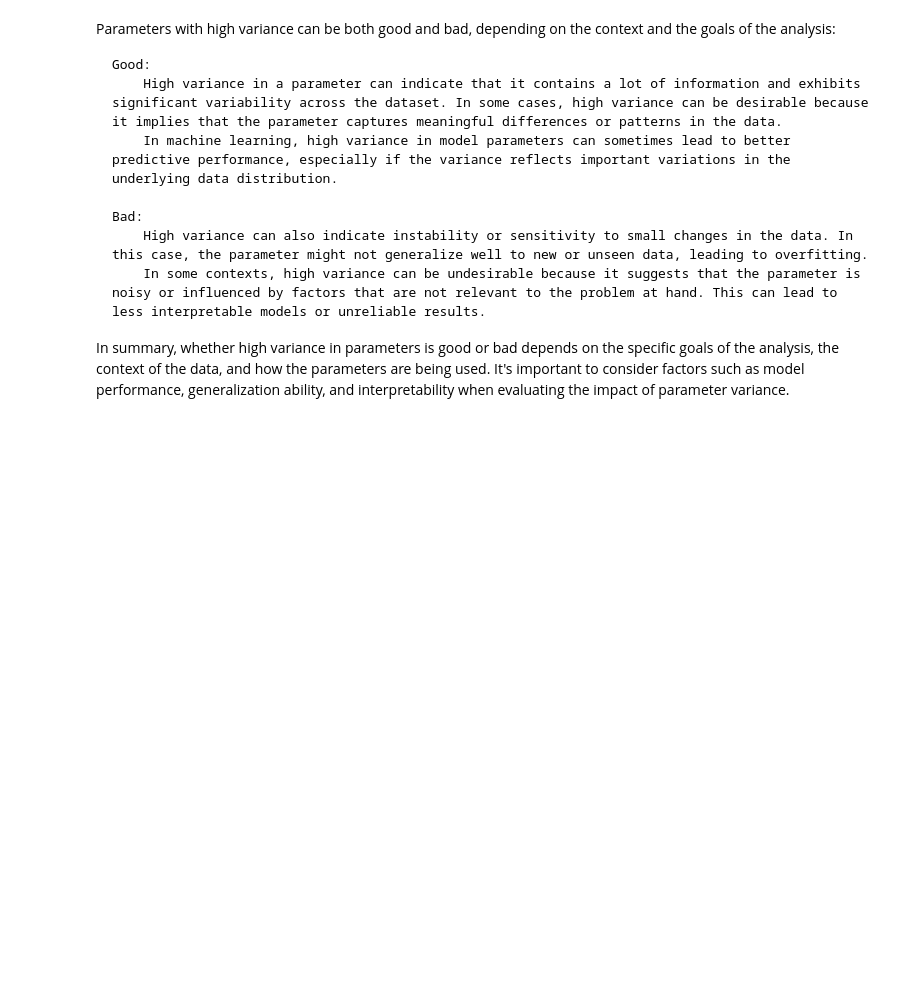
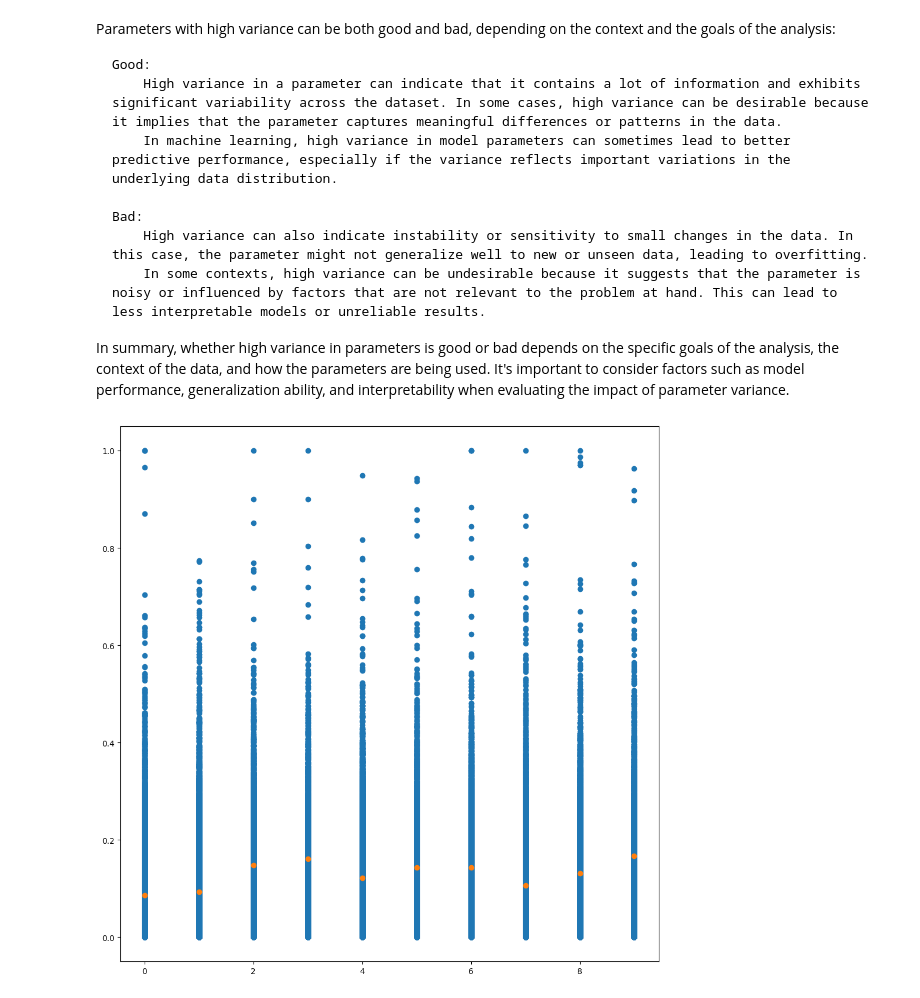
Before and after one commit to I-Zuniga/Event_Star_tracker, a Jupyter notebook: jupyter_notebooks/features_analisys.ipynb, the cells around one changed output. Cells and saved outputs as stored; diff of their text form; code cells hidden in the pictures; blank space fills up the shorter version.

```diff
--- a/jupyter_notebooks/features_analisys.ipynb
+++ b/jupyter_notebooks/features_analisys.ipynb
@@ -333,3 +324,15 @@ Parameters with high variance can be both good and bad, depending on the context
         In some contexts, high variance can be undesirable because it suggests that the parameter is noisy or influenced by factors that are not relevant to the problem at hand. This can lead to less interpretable models or unreliable results.
 
 In summary, whether high variance in parameters is good or bad depends on the specific goals of the analysis, the context of the data, and how the parameters are being used. It's important to consider factors such as model performance, generalization ability, and interpretability when evaluating the impact of parameter variance.
+# %%
+# plot the features
+
+fig, ax = plt.subplots()
+rang = np.zeros(features_1_n.shape) + np.arange(10)
+plt.scatter(rang,features_1_n.T)
+plt.scatter(rang[0],np.mean(features_1_n, axis = 0).T)
+#increse the size
+fig.set_size_inches(12, 12)
+plt.show()
+# %% [output]
+[figure, added]
```
Also changed, not shown: parts of 8 cells of this notebook, 2 other files.
